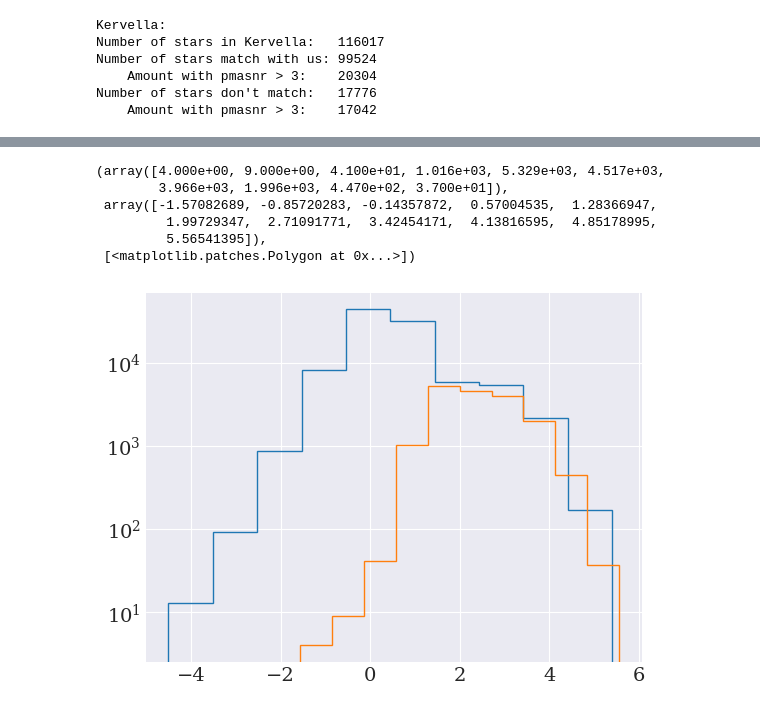
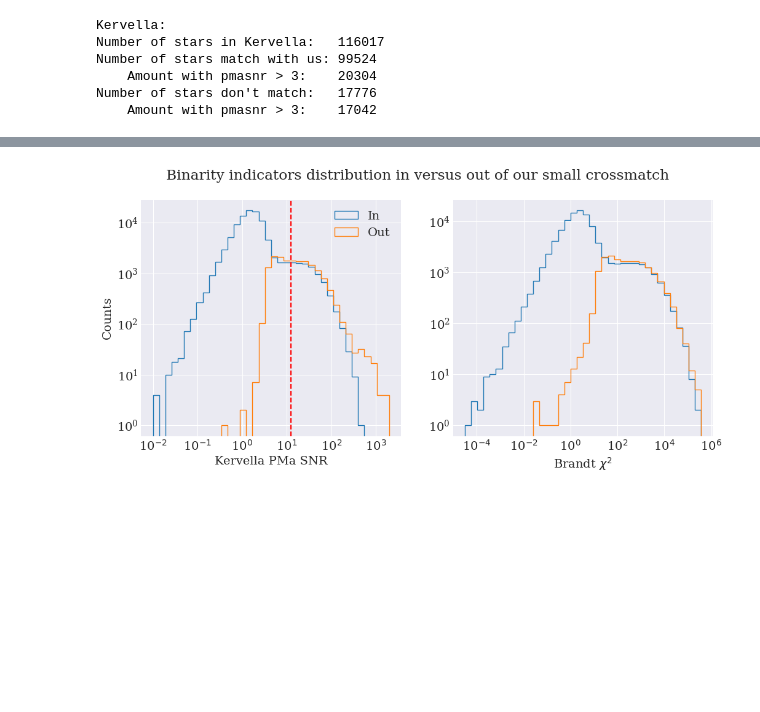
Before and after one commit to RenVit318/masterproject, a Jupyter notebook: src/notebooks/error_normalized_distance_study_marrese.ipynb, the cells around one changed output, grey strips where cells are left out. Saved outputs shown, nothing was run; the diff lists cells and outputs as text; code cells hidden in the pictures; blank space fills up the shorter version.

```diff
--- a/src/notebooks/error_normalized_distance_study_marrese.ipynb
+++ b/src/notebooks/error_normalized_distance_study_marrese.ipynb
@@ -582,11 +571,37 @@ plt.hist(np.log10(kervella_tab[notmatched_kervella]['snrPMaH2EG3b']), log=True,
-# %%
-plt.hist(np.log10(chi_sq), log=True, histtype='step')
-plt.hist(np.log10(brandt_tab[notmatched_brandt]['chisq']), log=True, histtype='step')
-# %% [output]
-(array([4.000e+00, 9.000e+00, 4.100e+01, 1.016e+03, 5.329e+03, 4.517e+03,
-        3.966e+03, 1.996e+03, 4.470e+02, 3.700e+01]),
- array([-1.57082689, -0.85720283, -0.14357872,  0.57004535,  1.28366947,
-         1.99729347,  2.71091771,  3.42454171,  4.13816595,  4.85178995,
-         5.56541395]),
- [<matplotlib.patches.Polygon at 0x...>])
-[figure, removed]
+# %%
+# Plot the chi^2 and pma_snr distributions of our missing stars
+
+nbins = 20
+fig, axs = plt.subplots(1,2,figsize=(12,5))#,sharey=True)
+
+# Kervella
+nbins = int(1. + 3.322*np.log(kervella_tab.shape[0]))
+bins0 = np.linspace(np.nanmin(np.log10(pma_snr)),
+                    np.nanmax(np.log10(kervella_tab['snrPMaH2EG3b'])),
+                    nbins)
+axs[0].hist(np.log10(pma_snr), log=True, histtype='step', bins=bins0, label='In')
+axs[0].hist(np.log10(kervella_tab[notmatched_kervella]['snrPMaH2EG3b']), log=True, histtype='step',
+            bins=bins0, label='Out')
+axs[0].axvline(x=np.log(3), c='red', ls='--')
+axs[0].legend()
+axs[0].set_ylabel('Counts')
+axs[0].set_xlabel('Kervella PMa SNR')
+xticks = axs[0].get_xticks()[1:-1]
+axs[0].set_xticks(xticks, [fr'10$^{{{int(t)}}}$' for t in xticks])
+
+# Brandt
+nbins = int(1. + 3.322*np.log(brandt_tab.shape[0]))
+bins1 = np.linspace(np.nanmin(np.log10(chi_sq)),
+                    np.nanmax(np.log10(brandt_tab['chisq'])),
+                    nbins)
+axs[1].hist(np.log10(chi_sq), log=True, histtype='step', bins=bins1)
+axs[1].hist(np.log10(brandt_tab[notmatched_brandt]['chisq']), log=True, histtype='step', bins=bins1)
+axs[1].set_xlabel(r'Brandt $\chi^2$')
+xticks = axs[1].get_xticks()[1:-1]
+axs[1].set_xticks(xticks, [fr'10$^{{{int(t)}}}$' for t in xticks])
+
+fig.suptitle('Binarity indicators distribution in versus out of our small crossmatch')
+plt.savefig(fpath+'binarity_in_vs_out.png', bbox_inches='tight')
+plt.show()
+# %% [output]
+[figure, added]
```
Also changed, not shown: parts of 2 cells of this notebook, 2 other files.
